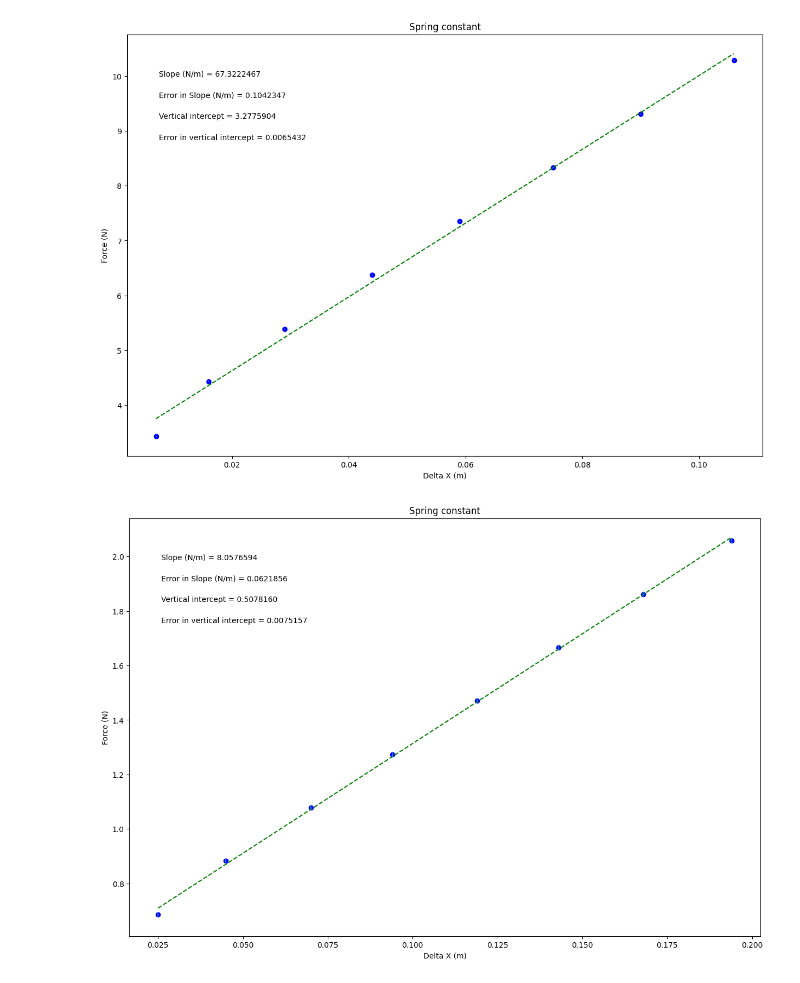
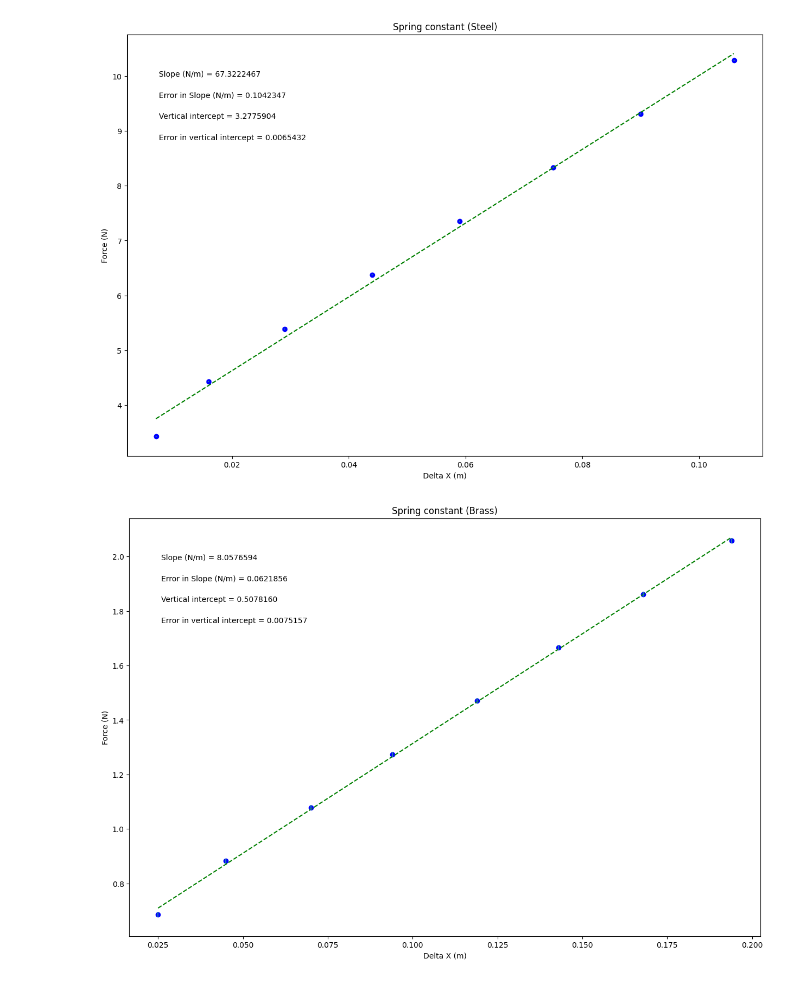
Before and after one commit to Chase-Ws/Lab-Stuff, a Jupyter notebook: Lab09.ipynb, the cells around one changed output. Drawn from its saved outputs; the diff is of its cells as text; code cells hidden in the pictures.

```diff
--- a/Lab09.ipynb
+++ b/Lab09.ipynb
@@ -37,7 +37,7 @@ dy = err_F        #this should be your error in y array
 
 #UPDATE EACH OF THESE 4 STRINGS FOR YOUR PLOT LABELS AS YOU WANT THEM TO APPEAR
 
-plot_title= 'Spring constant'
+plot_title= 'Spring constant (Steel)'
 x_label= 'Delta X (m)'
 y_label= 'Force (N)'
 slope_units= 'N/m'
@@ -92,34 +92,34 @@ elif annotation_placement==3 or annotation_placement==4:
 #Don't need to change anything in this section!
 
 #Plot data on graph. Plot error bars and place values for slope,
 #error in slope, and vertical intercept (plus error) on the plot using "annotate"
 
 plt.figure(figsize=(15,10))
 
 plt.plot(x, fit, color='green', linestyle='--')
 plt.scatter(x, y, color='blue', marker='o')
 
 plt.xlabel(x_label)
 plt.ylabel(y_label)
 plt.title(plot_title)
 
 plt.errorbar(x, y, yerr=dy, xerr=None, fmt="none") #don't need to plot x error bars
 
 plt.annotate('Slope ({}) = {value:.{digits}f}'.format(slope_units,value=m, digits=7),
              (xpos, ypos[0]), xycoords='axes fraction')
 
 plt.annotate('Error in Slope ({}) = {value:.{digits}f}'.format(slope_units,value=dm, digits=7),
              (xpos, ypos[1]), xycoords='axes fraction')
 
 plt.annotate('Vertical intercept = {value:.{digits}f}'.format(value=b, digits=7),
              (xpos, ypos[2]), xycoords='axes fraction')
 
 plt.annotate('Error in vertical intercept = {value:.{digits}f}'.format(value=db, digits=7),
              (xpos, ypos[3]), xycoords='axes fraction')
 
 plt.show()
 # %% [output]
-[figure, old version]
+[figure, new version]
 # %%
 #PHSX 221 & 223 plotting code
 #Brianna Beller
@@ -157,7 +157,7 @@ dy = err_F        #this should be your error in y array
 
 #UPDATE EACH OF THESE 4 STRINGS FOR YOUR PLOT LABELS AS YOU WANT THEM TO APPEAR
 
-plot_title= 'Spring constant'
+plot_title= 'Spring constant (Brass)'
 x_label= 'Delta X (m)'
 y_label= 'Force (N)'
 slope_units= 'N/m'
@@ -239,4 +239,4 @@ plt.annotate('Error in vertical intercept = {value:.{digits}f}'.format(value=db,
 
 plt.show()
 # %% [output]
-[figure, old version]
+[figure, new version]
```
